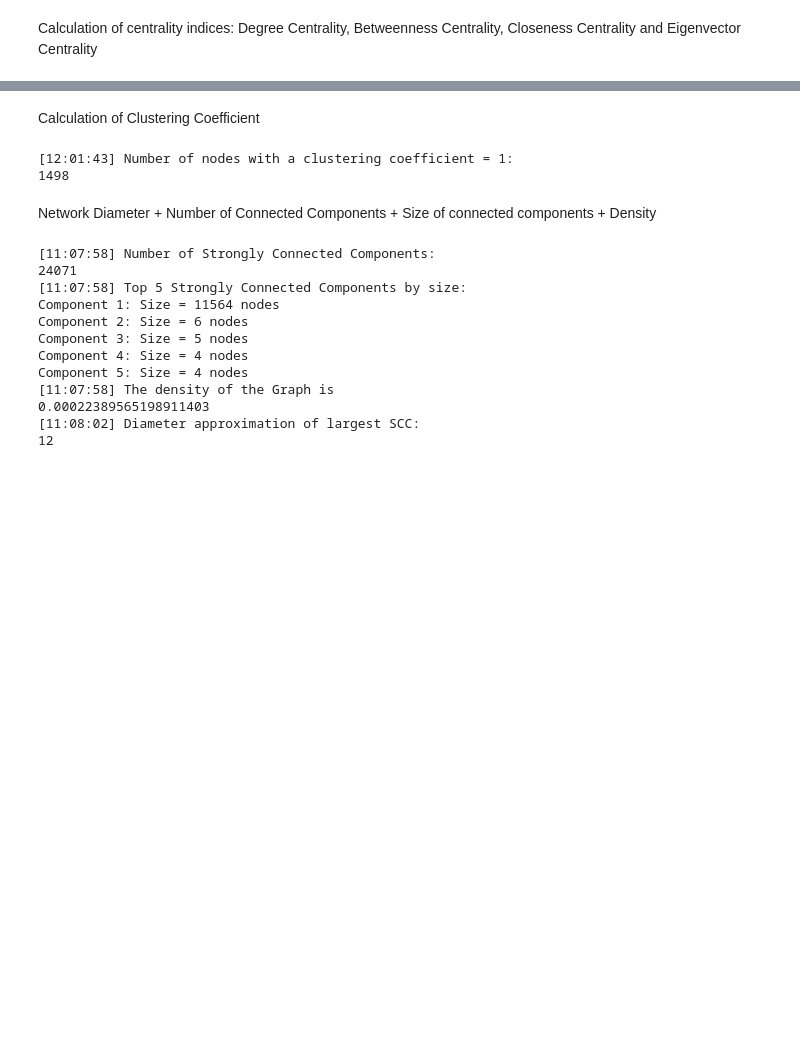
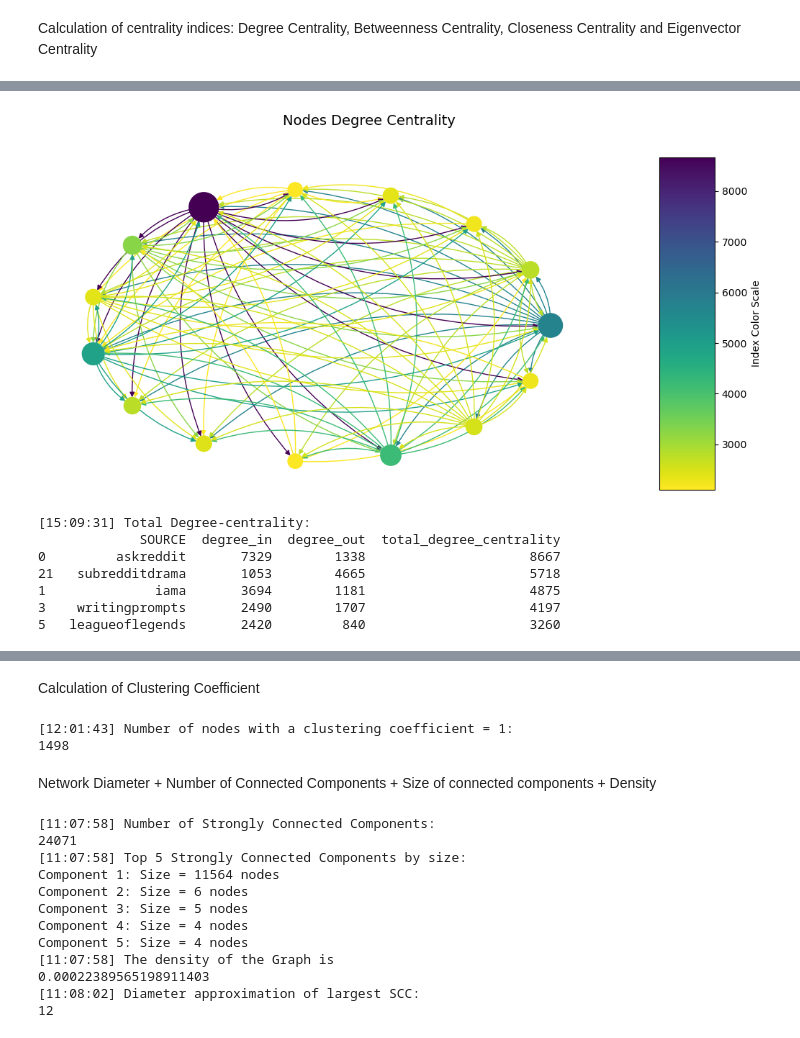
Before and after one commit to MartenM/reddit_analytics, a Jupyter notebook: main.ipynb, the cells around one changed output, grey strips where cells are left out. Drawn from its saved outputs; the diff is of its cells as text; code cells hidden in the pictures; blank space fills up the shorter version.

```diff
--- a/main.ipynb
+++ b/main.ipynb
@@ -220,0 +217,21 @@ print(closeness_centrality.head(5))
+# %%
+# Calculate (In/Out)-Degree centrality (in and out degree)
+total_degree = in_degree.merge(out_degree, on='SOURCE', suffixes=('_in', '_out'))
+total_degree['total_degree_centrality'] = total_degree['degree_in'] + total_degree['degree_out']
+total_degree_centrality = total_degree.sort_values('total_degree_centrality', ascending=False)
+
+# Show in output the results
+# We do not show too many as there are many connections and we don't want the results to be too cluttered
+show_graph(mGraph, total_degree_centrality, "Nodes Degree Centrality", 'total_degree_centrality', 15, 0.1)
+
+log("Total Degree-centrality:")
+print(total_degree_centrality.head(5))
+# %% [output]
+[figure, added]
+[15:09:31] Total Degree-centrality:
+             SOURCE  degree_in  degree_out  total_degree_centrality
+0         askreddit       7329        1338                     8667
+21   subredditdrama       1053        4665                     5718
+1              iama       3694        1181                     4875
+3    writingprompts       2490        1707                     4197
+5   leagueoflegends       2420         840                     3260
```
Also changed, not shown: parts of 17 cells of this notebook.
